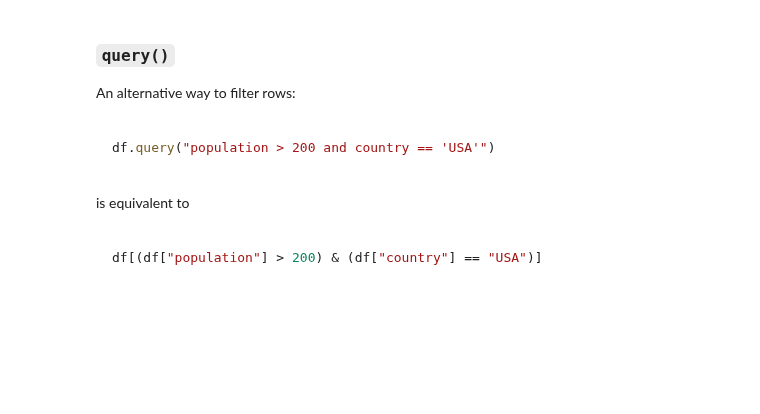
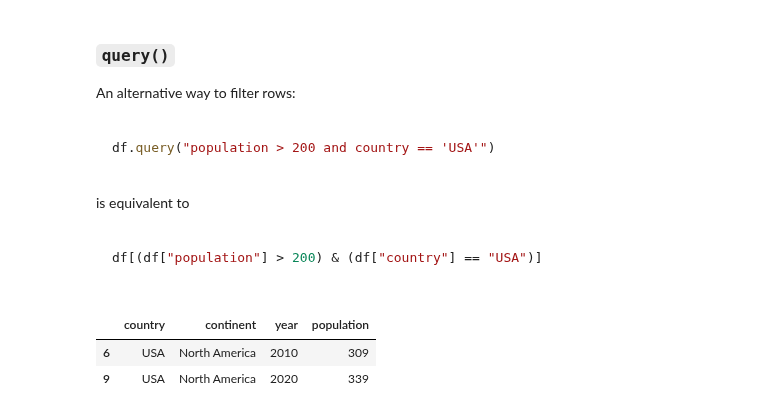
Before and after one commit to omanar1/usable_ai, a Jupyter notebook: docs/m04-tidy_databases/tidy_data.ipynb, the cells around one changed output. Cells and saved outputs as stored; diff of their text form; code cells hidden in the pictures; blank space fills up the shorter version.

````diff
--- a/docs/m04-tidy_databases/tidy_data.ipynb
+++ b/docs/m04-tidy_databases/tidy_data.ipynb
@@ -181,5 +305,9 @@ display(df_sorted)
 
  ```
 # %%
-df_filtered = df_tidy.query("population > 200 and country == 'USA'")
+df_filtered = df_tidy.query("population > 300 and country == 'USA'")
 display(df_filtered)
+# %% [output]
+|  | country | continent | year | population |
+| 6 | USA | North America | 2010 | 309 |
+| 9 | USA | North America | 2020 | 339 |
````
Also changed, not shown: parts of 26 cells of this notebook, 4 other files.
